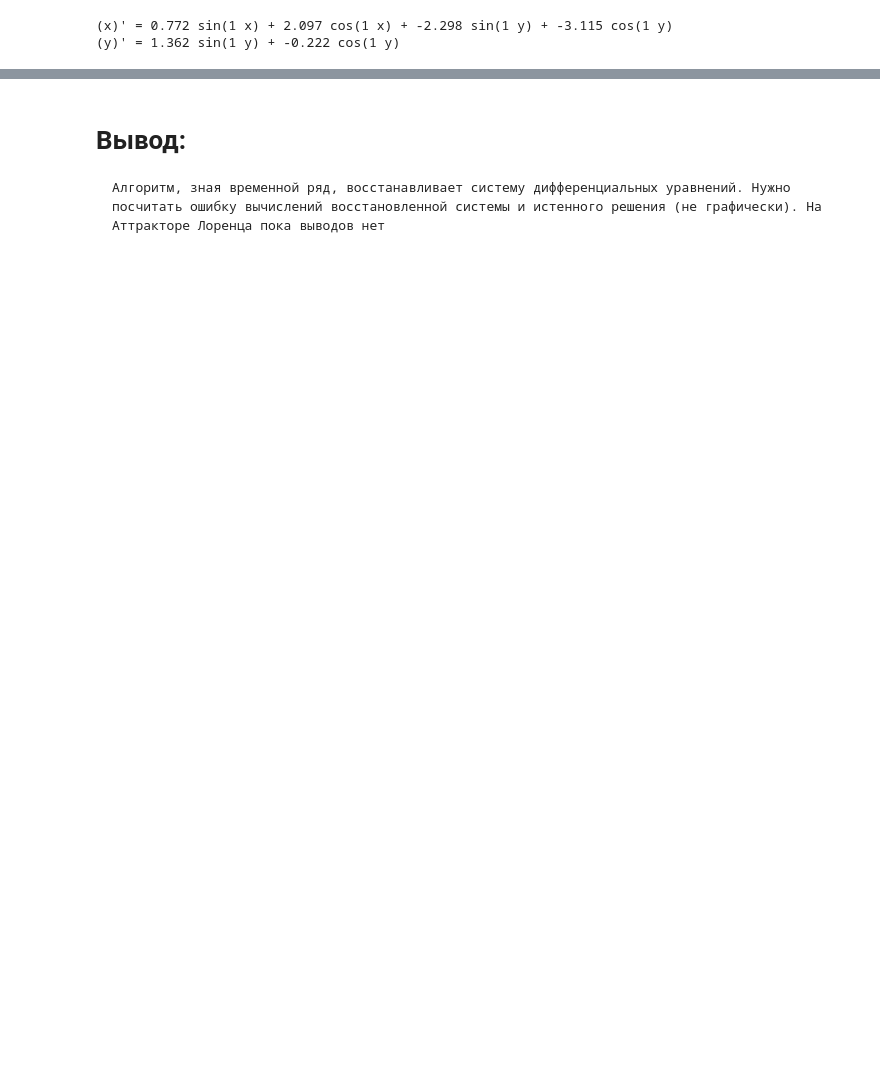
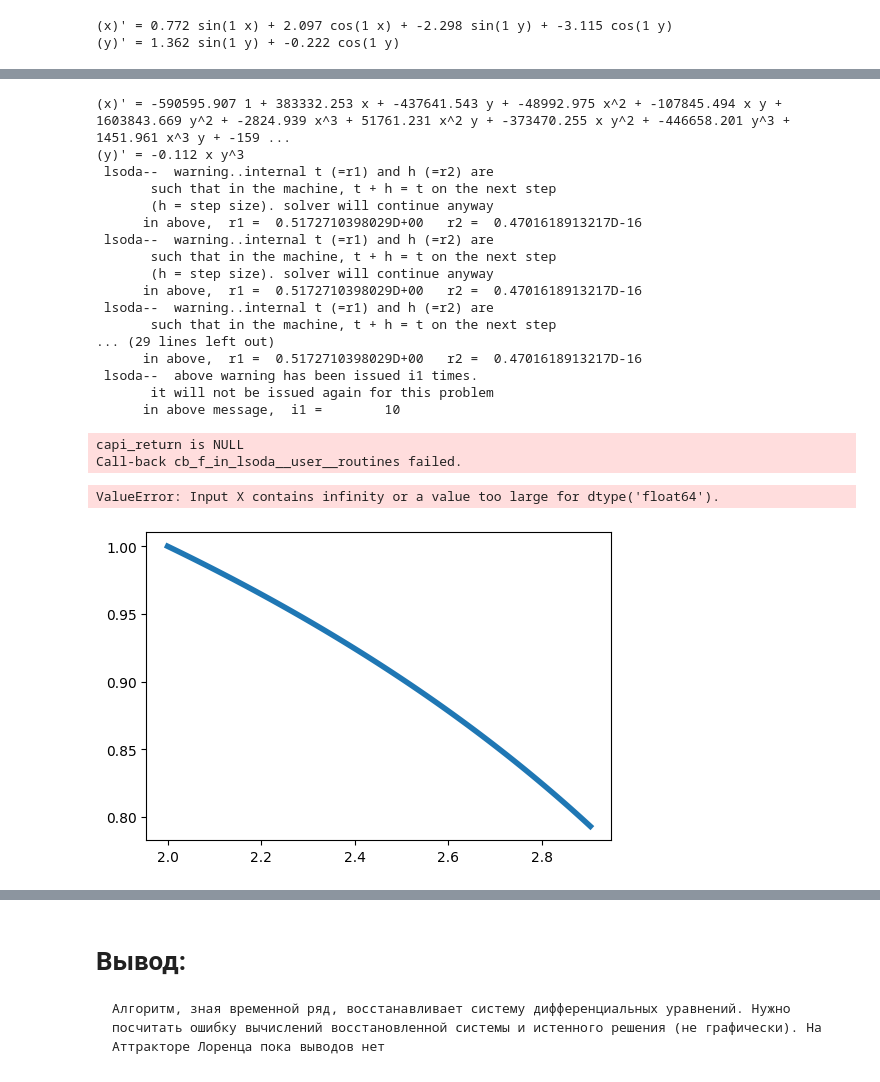
Before and after one commit to sadjumb/Scientific_non_linear_System, a Jupyter notebook: Samples_algo_SINDy.ipynb, the cells around one changed output, grey strips where cells are left out. Cells and saved outputs as stored; diff of their text form; code cells hidden in the pictures; blank space fills up the shorter version.

```diff
--- a/Samples_algo_SINDy.ipynb
+++ b/Samples_algo_SINDy.ipynb
@@ -114,0 +118,32 @@ plot_simulation(model_2, x0, y0, t, res.y)
+# %%
+model_2 = ps.SINDy(
+    differentiation_method=ps.FiniteDifference(order=2),
+    feature_library=ps.PolynomialLibrary(degree=4), ## полином 4 степени, возникает ошибка, почему
+    optimizer=ps.STLSQ(threshold=0.01),
+    feature_names=["x", "y"]
+)
+model_2.fit(X, t)
+model_2.print()
+plot_simulation(model_2, func, x0, y0, t)
+# %% [output]
+(x)' = -590595.907 1 + 383332.253 x + -437641.543 y + -48992.975 x^2 + -107845.494 x y + 1603843.669 y^2 + -2824.939 x^3 + 51761.231 x^2 y + -373470.255 x y^2 + -446658.201 y^3 + 1451.961 x^3 y + -159 ...
+(y)' = -0.112 x y^3
+ lsoda--  warning..internal t (=r1) and h (=r2) are
+       such that in the machine, t + h = t on the next step
+       (h = step size). solver will continue anyway
+      in above,  r1 =  0.5172710398029D+00   r2 =  0.4701618913217D-16
+ lsoda--  warning..internal t (=r1) and h (=r2) are
+       such that in the machine, t + h = t on the next step
+       (h = step size). solver will continue anyway
+      in above,  r1 =  0.5172710398029D+00   r2 =  0.4701618913217D-16
+ lsoda--  warning..internal t (=r1) and h (=r2) are
+       such that in the machine, t + h = t on the next step
+... (29 lines left out)
+      in above,  r1 =  0.5172710398029D+00   r2 =  0.4701618913217D-16
+ lsoda--  above warning has been issued i1 times.
+       it will not be issued again for this problem
+      in above message,  i1 =        10
+capi_return is NULL
+Call-back cb_f_in_lsoda__user__routines failed.
+ValueError: Input X contains infinity or a value too large for dtype('float64').
+[figure, added]
```
Also changed, not shown: parts of 27 cells of this notebook.
